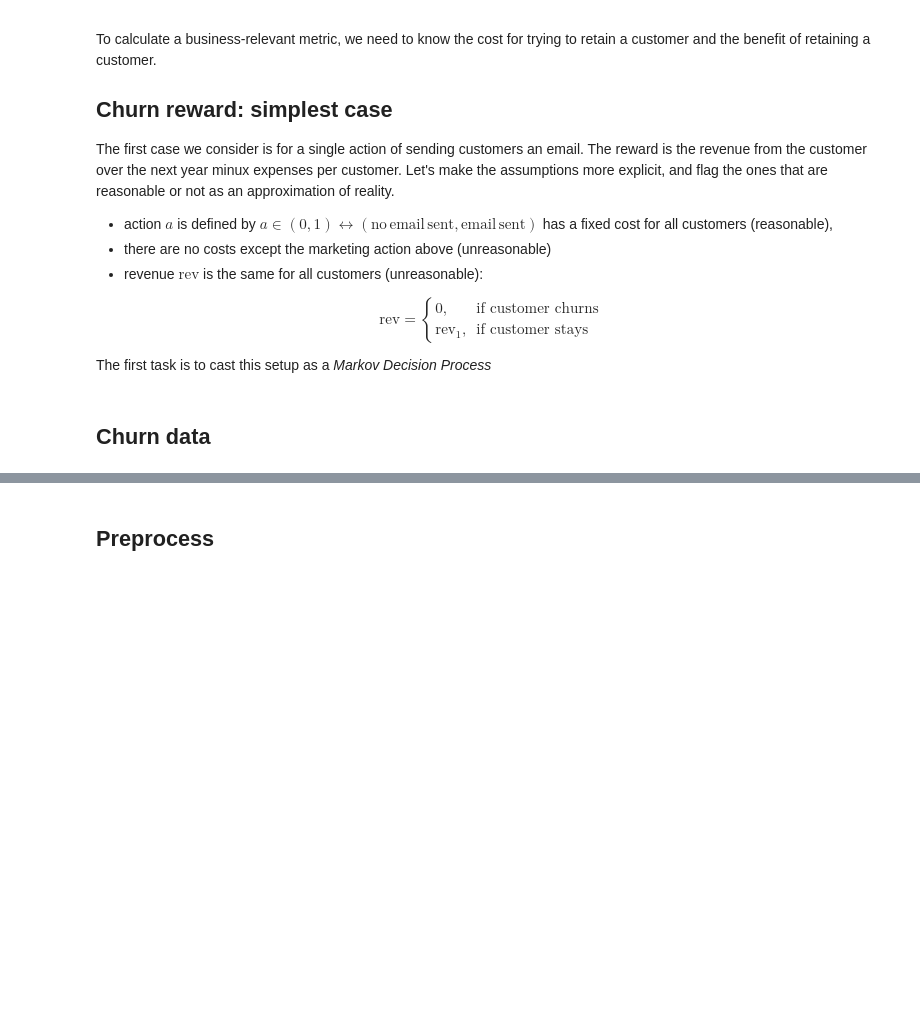
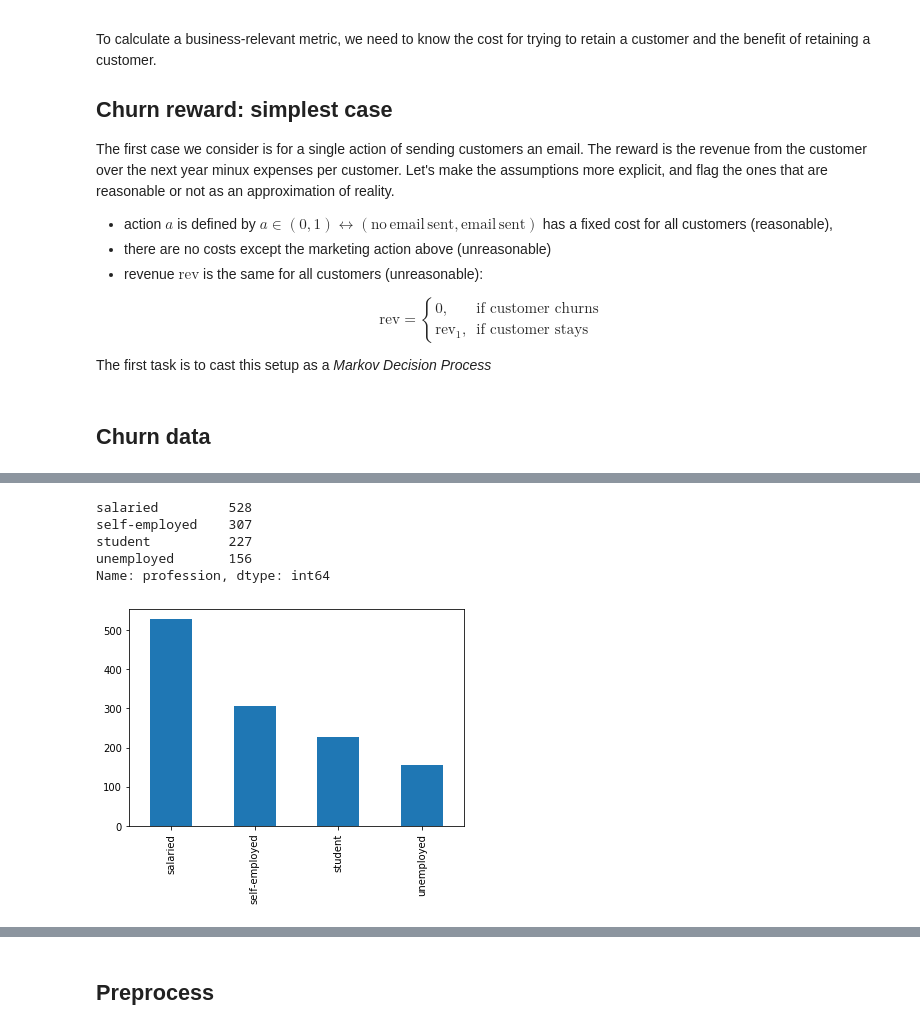
Before and after one commit to munichpavel/risk-ai-workshop, a Jupyter notebook: notebooks/rl-churn.ipynb, the cells around one changed output, grey strips where cells are left out. Drawn from its saved outputs; the diff is of its cells as text; code cells hidden in the pictures; blank space fills up the shorter version.

```diff
--- a/notebooks/rl-churn.ipynb
+++ b/notebooks/rl-churn.ipynb
@@ -62,0 +114,9 @@ df.head()
+# %%
+summarize_counts(df['profession'])
+# %% [output]
+salaried         528
+self-employed    307
+student          227
+unemployed       156
+Name: profession, dtype: int64
+[figure, added]
```
Also changed, not shown: parts of 11 cells of this notebook, 1 other file.
